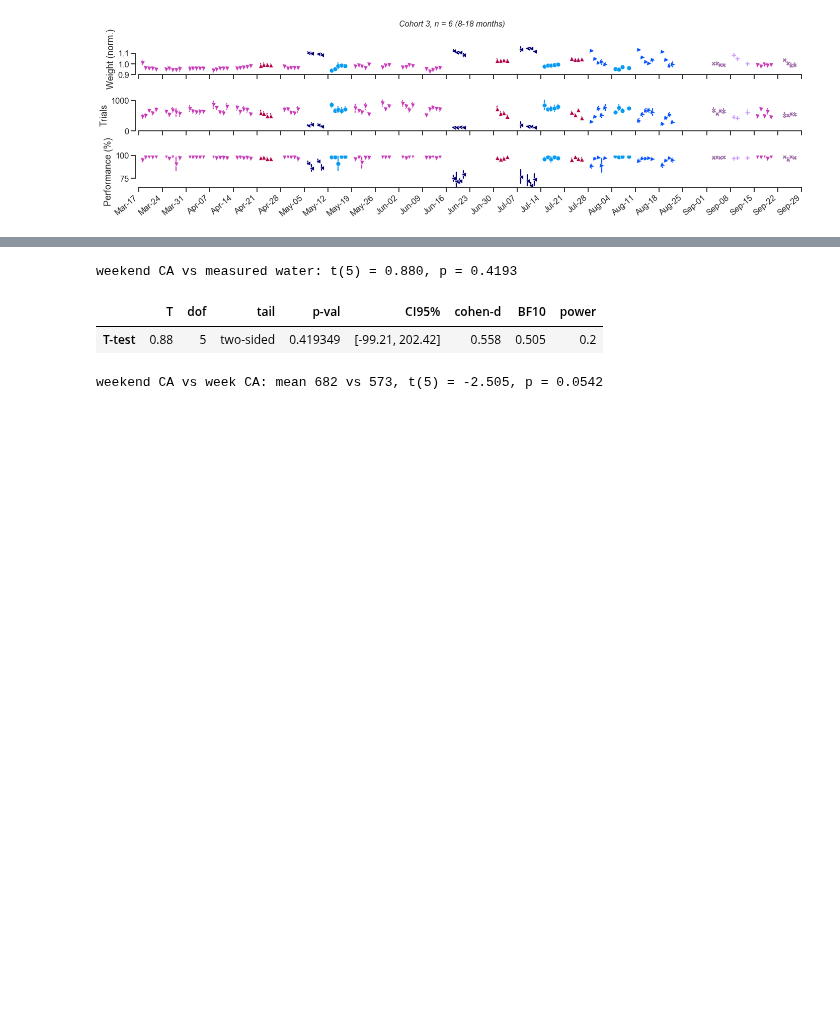
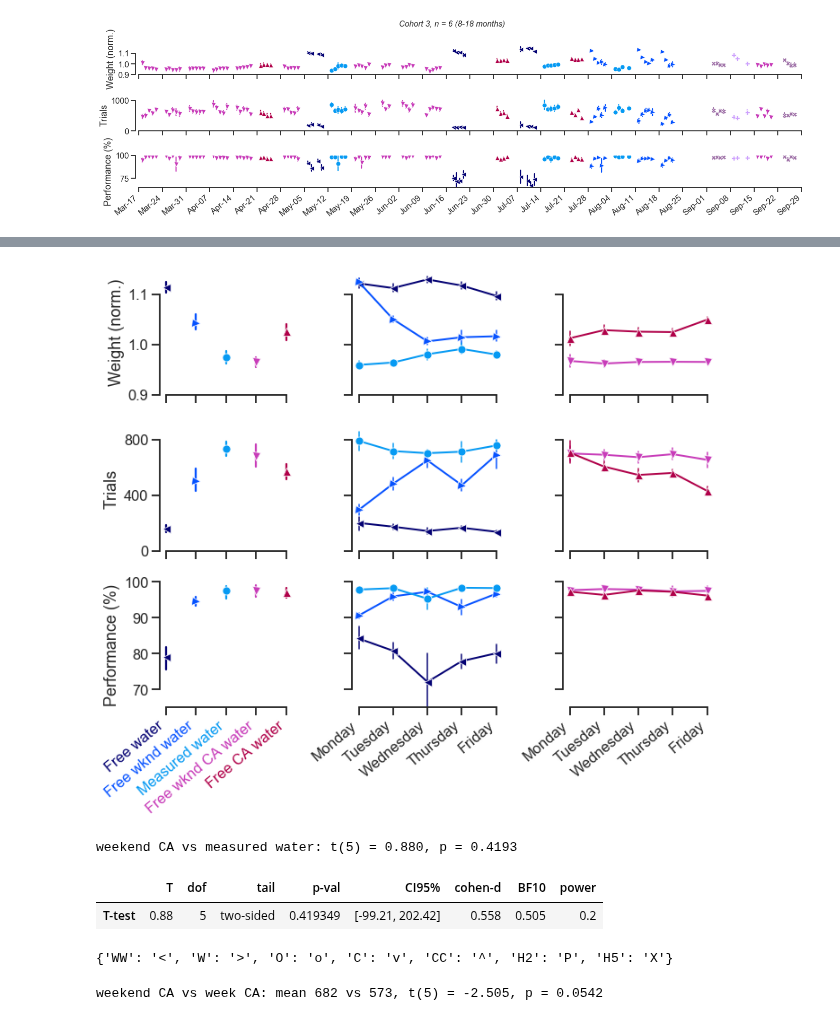
Before and after one commit to int-brain-lab/citricAcid, a Jupyter notebook: taskperformance_cshl.ipynb, the cells around one changed output, grey strips where cells are left out. Cells and saved outputs as stored; diff of their text form; code cells hidden in the pictures; blank space fills up the shorter version.

```diff
--- a/taskperformance_cshl.ipynb
+++ b/taskperformance_cshl.ipynb
@@ -260,3 +177,68 @@ f.savefig(os.path.join(figpath, "citricacid_study2.png"), dpi=400)
+# %%
+# remove hydrogel from this plot
+f, axes = plt.subplots(ncols=3, nrows=3,
+                     gridspec_kw=dict(width_ratios=[0.7, 0.8, 0.8], height_ratios=[1,1,1]), figsize=(10,9))
+
+plottingvars = [{'y':'avg_weight', 'ylim':[0.9, 1.15], 'ylabel':'Weight (norm.)'},
+               {'y':'n_trials', 'ylim':[0, 900], 'ylabel':'Trials'},
+               {'y':'performance_easy', 'ylim':[65, 100], 'ylabel':'Performance (%)'}]
+
+# FIRST COLUMN: SUMMARY
+for p, ax in zip(plottingvars, [axes[0,0], axes[1,0], axes[2,0]]):
+    sns.lineplot(x="condition", y=p['y'], err_style='bars', style='condition', markers=marker_mapping,
+                 ci=95, linewidth=2, hue_order=condition_order, palette=palette, hue="condition",
+                 data=df2.groupby(['subject_nickname', 'condition'])[p['y']].mean().reset_index(),
+                 ax=ax)
+    ax.set(ylabel=p['ylabel'], xlabel="", ylim=p['ylim'])
+    ax.get_legend().remove()
+    ax.set_xticks(range(5))
+    if p['y'] == 'n_trials':
+        ax.set_yticks([0, 400, 800])
+
+    if p['y'] != 'performance_easy':
+        ax.tick_params(labelbottom=False)
+    else:
+        ax.set_xticklabels(condition_names)
+
+# SECOND AND THIRD COLUMN
+for col, slice in zip([1, 2], [[0,3], [3,5]]): # loop over columns and data subsets
+
+    for p, ax in zip(plottingvars, [axes[0,col], axes[1,col], axes[2,col]]):
+        sns.lineplot(data=df2.groupby(['subject_nickname', 'weekday', 'condition'])[p['y']].mean().reset_index(),
+                     x="weekday", y=p['y'], err_style='bars', style='condition', markers=marker_mapping,
+                     ci=68, linewidth=2, hue_order=condition_order[slice[0]:slice[1]],
+                     palette=palette[slice[0]:slice[1]], hue="condition",
+                     ax=ax, err_kws={'elinewidth':1.5}, dashes=False)
+        ax.set(ylabel="", xlabel="", ylim=p['ylim'], yticklabels=[])
+        ax.get_legend().remove()
+        ax.set_xticks(range(5))
+
+        if p['y'] == 'n_trials':
+            ax.set_yticks([0, 400, 800])
+
+        if p['y'] != 'performance_easy':
+            ax.tick_params(labelbottom=False)
+        else:
+            ax.set_xticklabels(condition_names)
+            ax.set(xticks=[0,1,2,3,4], xticklabels=['Monday', 'Tuesday', 'Wednesday', 'Thursday', 'Friday'])
+        for item in ax.get_xticklabels():
+            item.set_rotation(40)
+            item.set(ha='right')
+
+
+# SAVE
+sns.despine(trim=True)
+#f.suptitle('Cohort 3, n = 6 (8-18 months)', fontsize=17, fontstyle='italic')
+for ticklabel, tickcolor in zip(axes[2,0].get_xticklabels(), palette):
+    ticklabel.set_color(tickcolor)
+    ticklabel.set_rotation(40)
+    ticklabel.set(ha='right')
+
+f.tight_layout()
+f.savefig(os.path.join(figpath, "citricacid_study2.pdf"))
+f.savefig(os.path.join(figpath, "citricacid_study2.png"), dpi=400)
+# %% [output]
+[figure, added]
 # %%
 #### simple t-test for trial counts between 1ml/day and CA weekend
 statdat = df2.groupby(['subject_nickname', 'condition'])['n_trials'].mean().reset_index()
@@ -269,6 +251,10 @@ pg.ttest(oneml, ca, paired=True)
 weekend CA vs measured water: t(5) = 0.880, p = 0.4193
 |  | T | dof | tail | p-val | CI95% | cohen-d | BF10 | power |
 | T-test | 0.88 | 5 | two-sided | 0.419349 | [-99.21, 202.42] | 0.558 | 0.505 | 0.2 |
+# %%
+marker_mapping
+# %% [output]
+{'WW': '<', 'W': '>', 'O': 'o', 'C': 'v', 'CC': '^', 'H2': 'P', 'H5': 'X'}
 # %%
 #### simple t-test for trial counts between weekend CA and full-week CA
 statdat = df2.groupby(['subject_nickname', 'condition'])['n_trials'].mean().reset_index()
```
Also changed, not shown: parts of 2 cells of this notebook, 12 other files.
